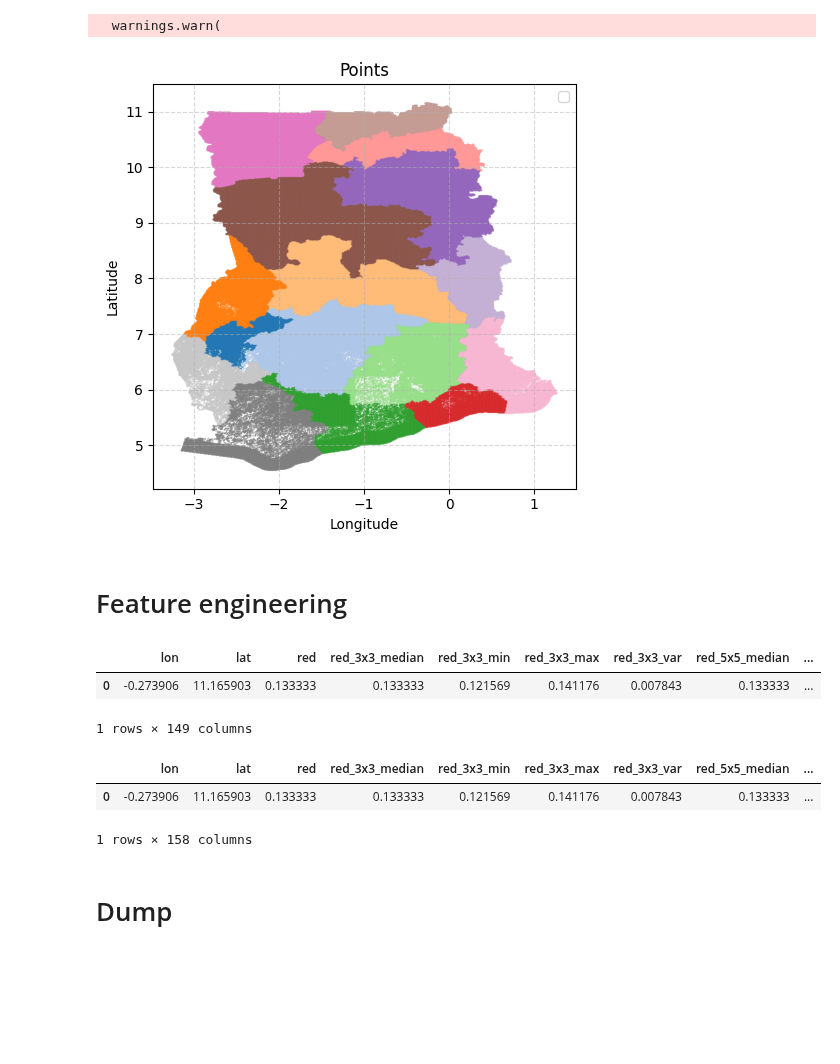
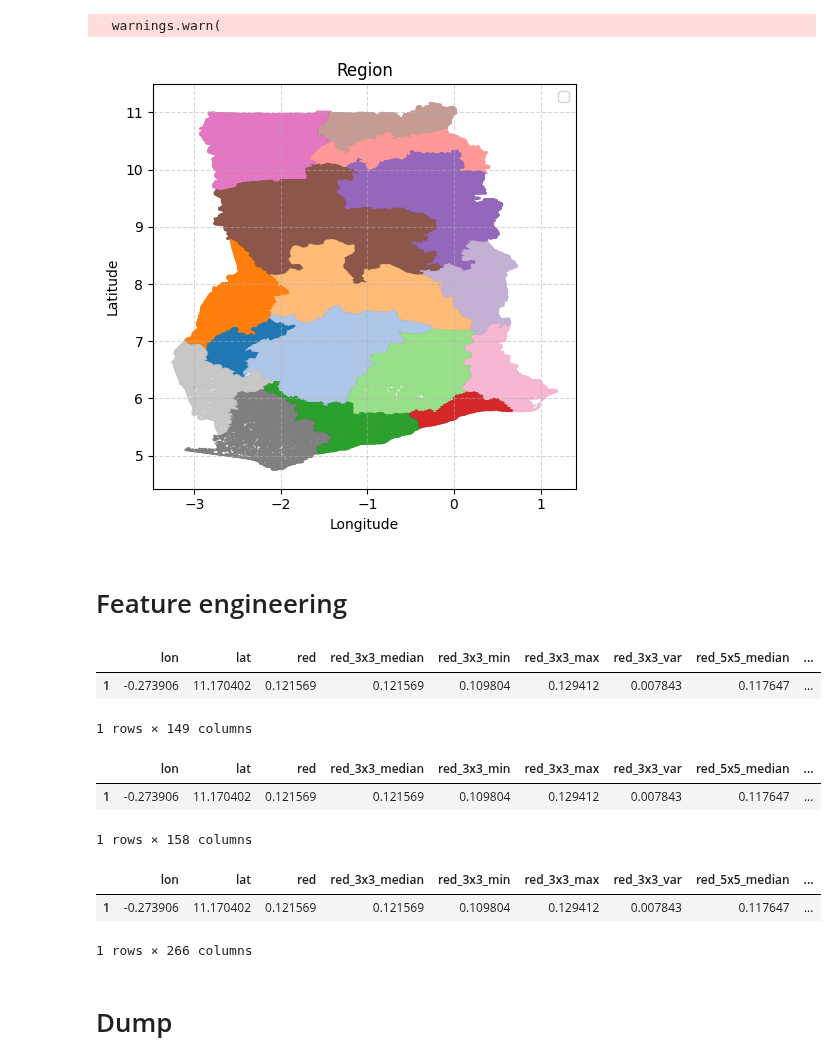
Before and after one commit to arthurgassner-synotis/forestero-skymap-poc, a Jupyter notebook: nb/02-compile.ipynb, the cells around one changed output. Drawn from its saved outputs; the diff is of its cells as text; code cells hidden in the pictures; blank space fills up the shorter version.

```diff
--- a/nb/02-compile.ipynb
+++ b/nb/02-compile.ipynb
@@ -50,0 +46,14 @@ df.head(1)
+# %%
+# Convert ETHZ-map (int) to y (float), and bool
+ETHZ_MAP_NAN = 65535 # uint16 value used to represent NaN in the ETHZ-map
+
+# Discard NaNs
+mask = df.ethz_map != ETHZ_MAP_NAN
+df = df[mask]
+print(f"Discarding ETHZ-map NaN's: Kept {mask.sum()}/{len(mask)} ({mask.sum()/len(mask):.2f}%)")
+
+# Rename -> y
+df = df.rename(columns={'ethz_map': 'y'})
+df['y'] /= 1000 # scaler used in the data
+df['y'] = df.y > 0.65 # max F1 as per the ETHZ paper
+df.head(1)
@@ -95,18 +124,18 @@ df['region'] = joined['NAME_1'].astype('category')
 # %%
 # Plot the data
 plt.figure(figsize=(5, 5))
 sns.scatterplot(data=df, x='lon', y='lat', hue='region', palette='tab20', s=1, alpha=0.5, edgecolor=None)
 
-plt.title('Points')
+plt.title('Region')
 plt.xlabel('Longitude')
 plt.ylabel('Latitude')
 plt.legend([])
 plt.grid(True, linestyle='--', alpha=0.5)
 plt.tight_layout()
 
 plt.show()
 # %% [output]
-[figure, old version]
+[figure, new version]
 # %% [markdown]
 # Feature engineering
 # %%
@@ -132,7 +161,7 @@ df = df.drop(columns=['scene_classification']).copy()
 df.head(1)
 # %% [output]
 |  | lon | lat | red | red_3x3_median | red_3x3_min | red_3x3_max | red_3x3_var | red_5x5_median | ... |
-| 0 | -0.273906 | 11.165903 | 0.133333 | 0.133333 | 0.121569 | 0.141176 | 0.007843 | 0.133333 | ... |
+| 1 | -0.273906 | 11.170402 | 0.121569 | 0.121569 | 0.109804 | 0.129412 | 0.007843 | 0.117647 | ... |
 1 rows × 149 columns
 # %%
 # TCI & others
@@ -177,8 +206,31 @@ df["ndwi"] = compute_ndwi(df, '').copy()
 df.head(1)
 # %% [output]
 |  | lon | lat | red | red_3x3_median | red_3x3_min | red_3x3_max | red_3x3_var | red_5x5_median | ... |
-| 0 | -0.273906 | 11.165903 | 0.133333 | 0.133333 | 0.121569 | 0.141176 | 0.007843 | 0.133333 | ... |
+| 1 | -0.273906 | 11.170402 | 0.121569 | 0.121569 | 0.109804 | 0.129412 | 0.007843 | 0.117647 | ... |
 1 rows × 158 columns
+# %%
+# TCI and others to the grid measures
+
+
+for kernel in ['3x3', '5x5', '11x11']:
+    for stat in ['min', 'max', 'var', 'median']:
+        suffix = f'_{kernel}_{stat}'
+
+        df[f"tci{suffix}"] = compute_tci(df, suffix)
+        df[f"ndvi{suffix}"] = compute_ndvi(df, suffix)
+        df[f"evi{suffix}"] = compute_evi(df, suffix)
+        df[f"evi2{suffix}"] = compute_evi2(df, suffix)
+        df[f"ndre_b5{suffix}"] = compute_ndre_b5(df, suffix)
+        df[f"ndre_b6{suffix}"] = compute_ndre_b6(df, suffix)
+        df[f"ndre_b7{suffix}"] = compute_ndre_b7(df, suffix)
+        df[f"gndvi{suffix}"] = compute_gndvi(df, suffix)
+        df[f"ndwi{suffix}"] = compute_ndwi(df, suffix)
+
+df.head(1)
+# %% [output]
+|  | lon | lat | red | red_3x3_median | red_3x3_min | red_3x3_max | red_3x3_var | red_5x5_median | ... |
+| 1 | -0.273906 | 11.170402 | 0.121569 | 0.121569 | 0.109804 | 0.129412 | 0.007843 | 0.117647 | ... |
+1 rows × 266 columns
 # %% [markdown]
 # Dump
 # %%
```
Also changed, not shown: parts of 9 cells of this notebook, 6 other files.
